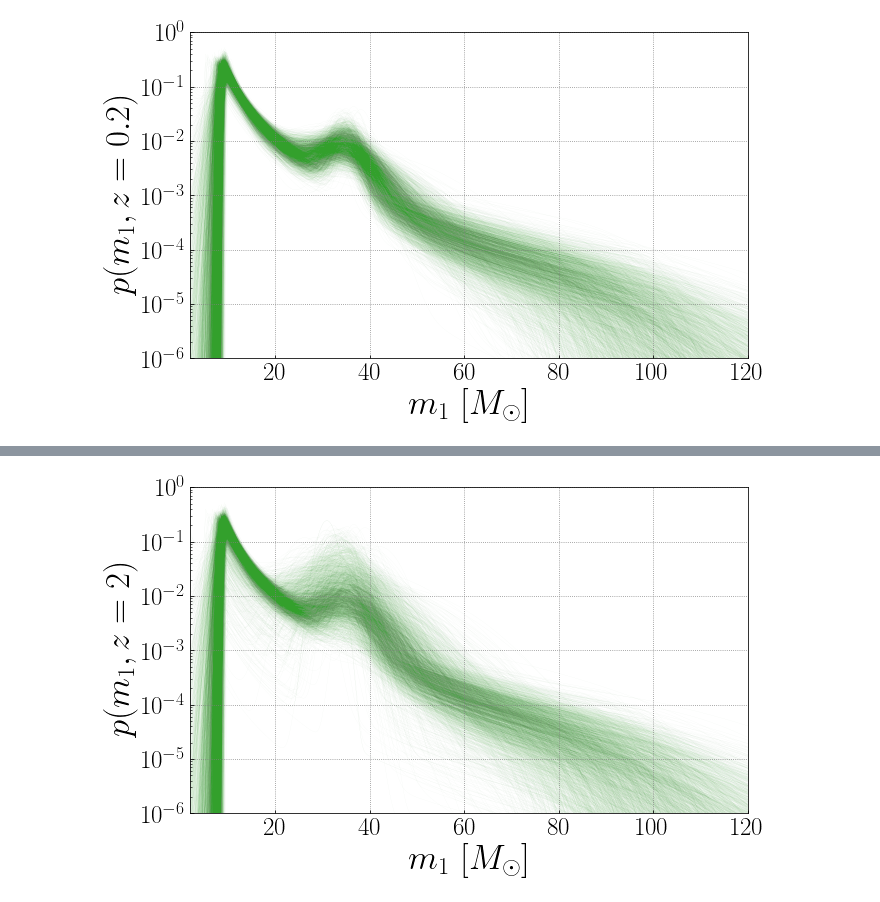
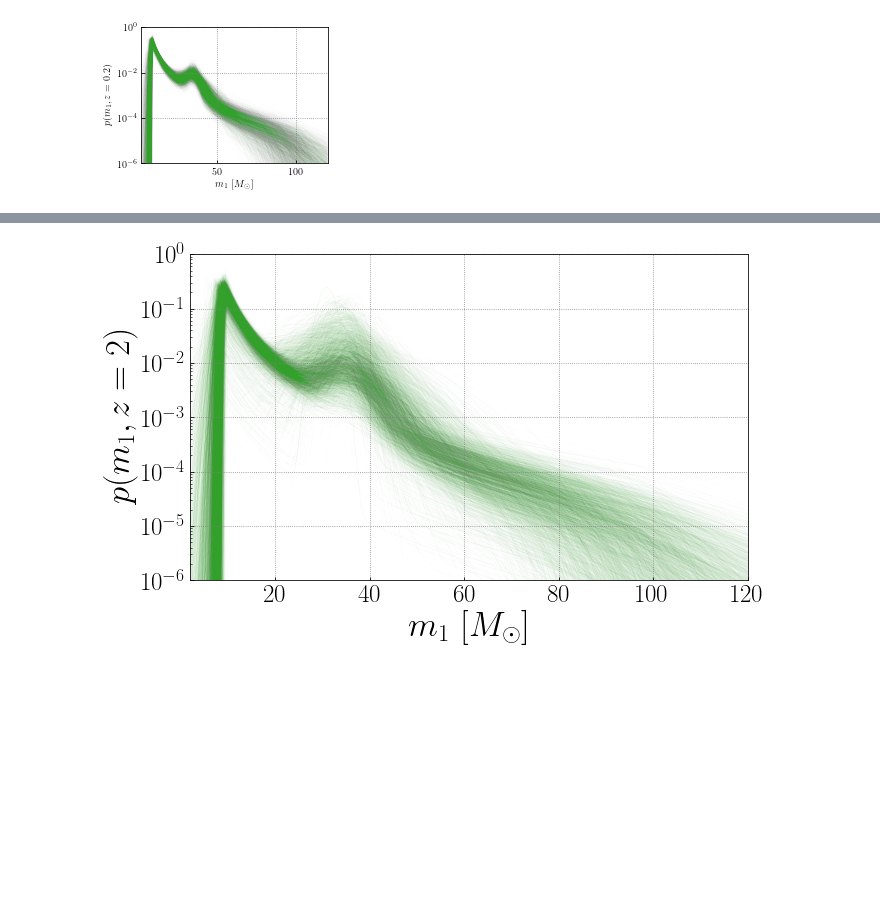
Before and after one commit to maxlalleman/bbh_mass_distribution_redshift_variation_inference, a Jupyter notebook: figures/p(m)_peak.ipynb, the cells around one changed output, grey strips where cells are left out. Saved outputs shown, nothing was run; the diff lists cells and outputs as text; code cells hidden in the pictures; blank space fills up the shorter version.

```diff
--- a/figures/p(m)_peak.ipynb
+++ b/figures/p(m)_peak.ipynb
@@ -43,32 +43,33 @@ def sigmoid(low, delta, width, middle, zs):
 def sigmoid_no_delta(low, high, width, middle, zs):
     return (high - low) / (1 + jnp.exp(-(1/width)*(zs - middle))) + low
 # %%
-fig,ax = plt.subplots(figsize=(10,6))
+cm = 1/2.54
+fig, ax = plt.subplots(figsize=(8.5*cm, 6.375*cm))
 m_grid = np.linspace(2,120,500)
 ax.set_rasterization_zorder(2)
 
 pm_matrix = np.zeros((len(range(samps.alpha_ref.size)), len(m_grid)))
 
 for i in range(samps.alpha_ref.size):
     p_m = massModel_variation_all_m1(m_grid,samps.alpha_ref.values[i],
                                      samps.mu_m1.values[i], samps.delta_mu.values[i], samps.width_mu.values[i], samps.middle_z_mu.values[i],
                                      samps.sig_m1.values[i],samps.high_sig.values[i], samps.width_sig.values[i], samps.middle_z_sig.values[i],
                                      samps.log_f_peak.values[i],samps.log_high_f_peak.values[i], samps.width_f_peak.values[i], samps.middle_z_f_peak.values[i],
                                      samps.mMax.values[i], samps.mMin.values[i],
                         10.**samps.log_dmMax.values[i],10.**samps.log_dmMin.values[i], 0.2)
     p_m /= np.trapz(p_m,m_grid)
     pm_matrix[i, :] = p_m
-    ax.plot(m_grid,p_m,color='#33a02c',lw=0.1,alpha=0.1, zorder = 0)
+    ax.plot(m_grid,p_m,color='#33a02c',lw=0.05,alpha=0.1, zorder = 1)
 
 ax.set_yscale('log')
 ax.set_xlim(2,120)
 ax.set_ylim(1e-6,1)
-ax.set_xlabel(r"$m_1$ [$M_{\odot}$]", fontsize = 35)
-ax.set_ylabel(r"$p(m_1, z = 0.2)$", fontsize = 35)
-plt.xticks(fontsize=25)
-plt.yticks(fontsize=25)
+ax.set_xlabel(r"$m_1$ [$M_{\odot}$]", fontsize = 10)
+ax.set_ylabel(r"$p(m_1, z = 0.2)$", fontsize = 10)
+plt.xticks(fontsize=10)
+plt.yticks(fontsize=10)
 plt.savefig("p(m)_peak.pdf", dpi=400, bbox_inches='tight')
 plt.show()
 # %% [output]
-[figure, old version]
+[figure, new version]
 # %%
```
Also changed, not shown: parts of 1 cell of this notebook, 13 other files.
